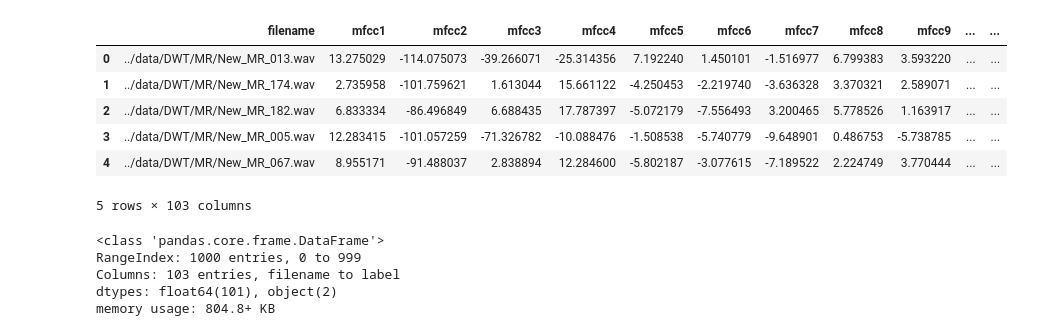
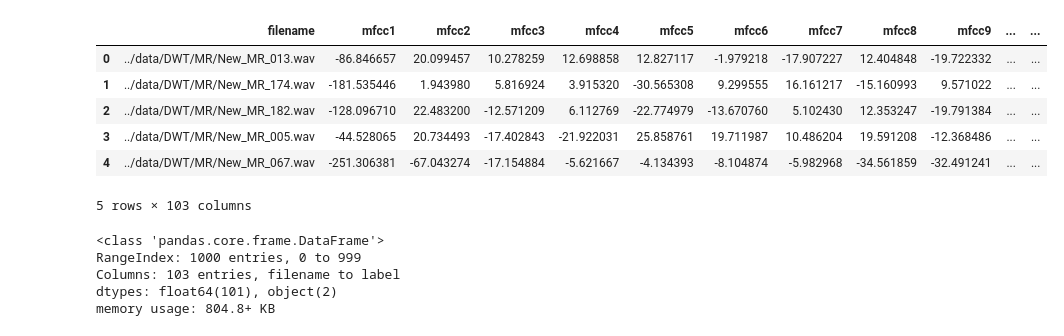
Before and after one commit to raflidev/vhd-machine-learning, a Jupyter notebook: Model/RNN.ipynb, the cells around one changed output. Cells and saved outputs as stored; diff of their text form; code cells hidden in the pictures.

```diff
--- a/Model/RNN.ipynb
+++ b/Model/RNN.ipynb
@@ -11,16 +11,16 @@ import tensorflow as tf
 import matplotlib.pyplot as plt
 from pywt import wavedec
 # %%
-csv_uri = '../Preprocessing/db1/data_mfccRMScqtdb1L4.csv'
+csv_uri = '../Preprocessing/db1/data_mfccRMScqtdb1L10.csv'
 data = pd.read_csv(csv_uri)
 data.head()
 # %% [output]
 |  | filename | mfcc1 | mfcc2 | mfcc3 | mfcc4 | mfcc5 | mfcc6 | mfcc7 | mfcc8 | mfcc9 | ... | ... |
-| 0 | ../data/DWT/MR/New_MR_013.wav | 13.275029 | -114.075073 | -39.266071 | -25.314356 | 7.192240 | 1.450101 | -1.516977 | 6.799383 | 3.593220 | ... | ... |
-| 1 | ../data/DWT/MR/New_MR_174.wav | 2.735958 | -101.759621 | 1.613044 | 15.661122 | -4.250453 | -2.219740 | -3.636328 | 3.370321 | 2.589071 | ... | ... |
-| 2 | ../data/DWT/MR/New_MR_182.wav | 6.833334 | -86.496849 | 6.688435 | 17.787397 | -5.072179 | -7.556493 | 3.200465 | 5.778526 | 1.163917 | ... | ... |
-| 3 | ../data/DWT/MR/New_MR_005.wav | 12.283415 | -101.057259 | -71.326782 | -10.088476 | -1.508538 | -5.740779 | -9.648901 | 0.486753 | -5.738785 | ... | ... |
-| 4 | ../data/DWT/MR/New_MR_067.wav | 8.955171 | -91.488037 | 2.838894 | 12.284600 | -5.802187 | -3.077615 | -7.189522 | 2.224749 | 3.770444 | ... | ... |
+| 0 | ../data/DWT/MR/New_MR_013.wav | -86.846657 | 20.099457 | 10.278259 | 12.698858 | 12.827117 | -1.979218 | -17.907227 | 12.404848 | -19.722332 | ... | ... |
+| 1 | ../data/DWT/MR/New_MR_174.wav | -181.535446 | 1.943980 | 5.816924 | 3.915320 | -30.565308 | 9.299555 | 16.161217 | -15.160993 | 9.571022 | ... | ... |
+| 2 | ../data/DWT/MR/New_MR_182.wav | -128.096710 | 22.483200 | -12.571209 | 6.112769 | -22.774979 | -13.670760 | 5.102430 | 12.353247 | -19.791384 | ... | ... |
+| 3 | ../data/DWT/MR/New_MR_005.wav | -44.528065 | 20.734493 | -17.402843 | -21.922031 | 25.858761 | 19.711987 | 10.486204 | 19.591208 | -12.368486 | ... | ... |
+| 4 | ../data/DWT/MR/New_MR_067.wav | -251.306381 | -67.043274 | -17.154884 | -5.621667 | -4.134393 | -8.104874 | -5.982968 | -34.561859 | -32.491241 | ... | ... |
 5 rows × 103 columns
 # %%
 data.info()
```
Also changed, not shown: parts of 10 cells of this notebook, 9 other files.
